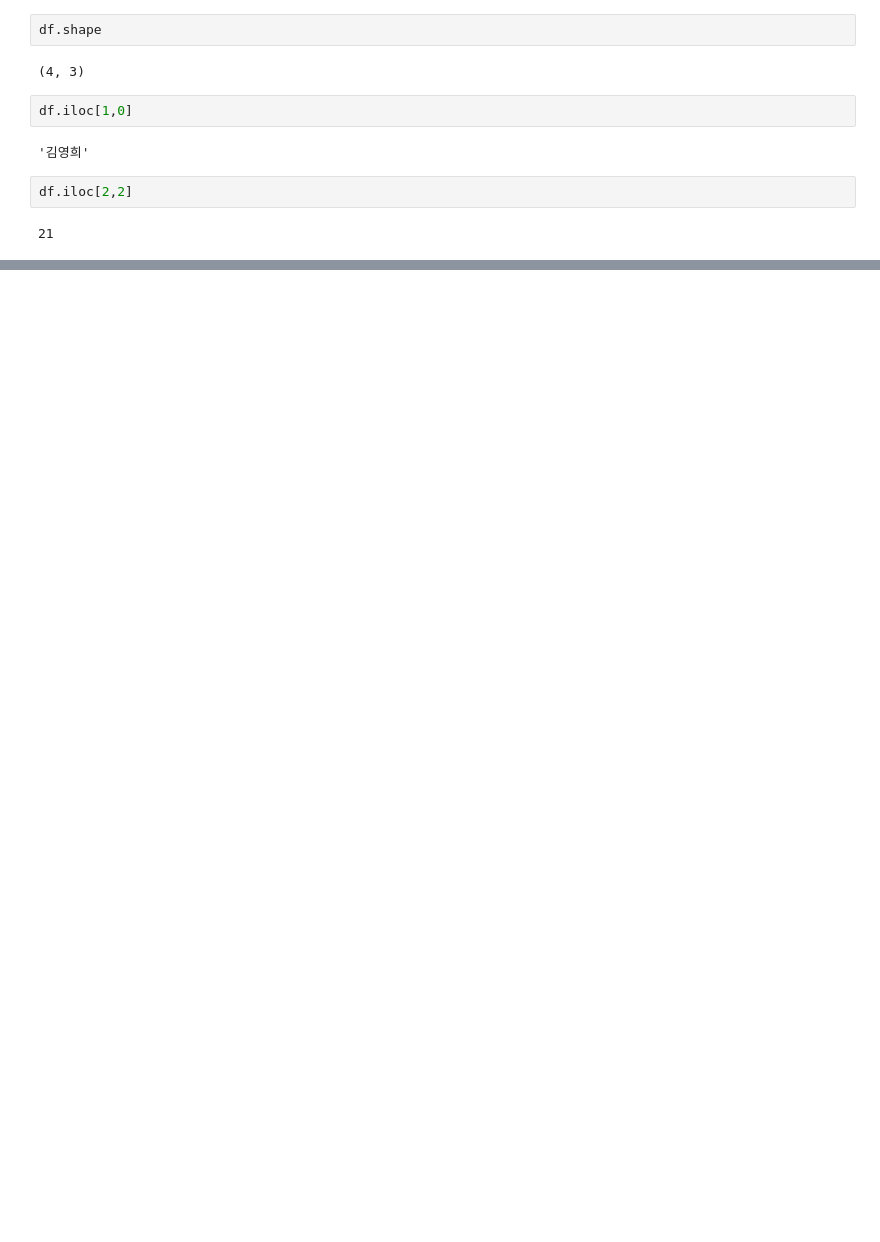
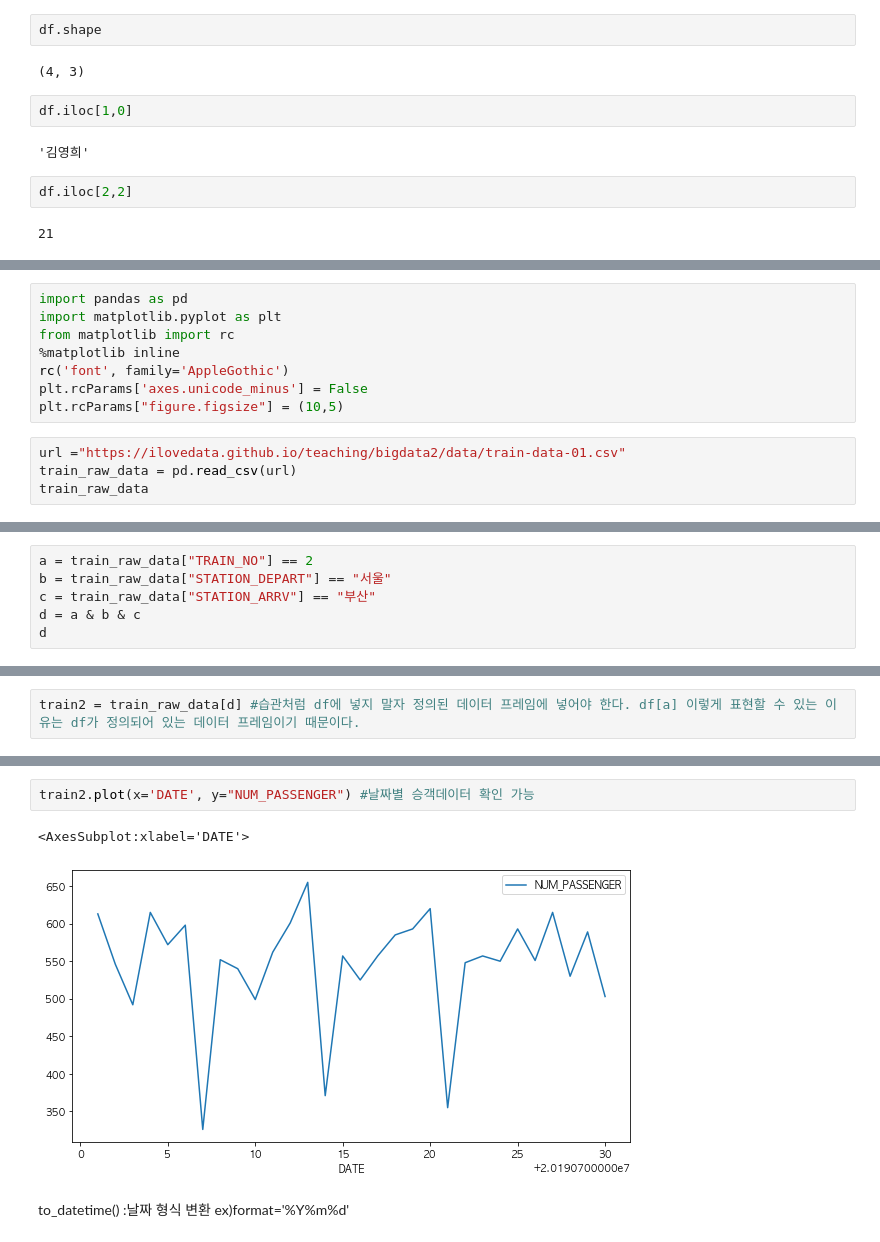
Before and after one commit to g-gg-ggg/Data-Visualization-2022-, a Jupyter notebook: _notebooks/2022-09-29-(d개론).ipynb, the cells around one changed output, grey strips where cells are left out. Cells and saved outputs as stored; diff of their text form; blank space fills up the shorter version.

```diff
--- a/_notebooks/2022-09-29-(d개론).ipynb
+++ b/_notebooks/2022-09-29-(d개론).ipynb
@@ -246,0 +300,12 @@ df.iloc[2,2]
+# %%
+import pandas as pd
+import matplotlib.pyplot as plt
+from matplotlib import rc
+%matplotlib inline
+rc('font', family='AppleGothic')
+plt.rcParams['axes.unicode_minus'] = False
+plt.rcParams["figure.figsize"] = (10,5)
+# %%
+url ="https://ilovedata.github.io/teaching/bigdata2/data/train-data-01.csv"
+train_raw_data = pd.read_csv(url)
+train_raw_data
@@ -246,0 +340,6 @@ df.iloc[2,2]
+# %%
+a = train_raw_data["TRAIN_NO"] == 2
+b = train_raw_data["STATION_DEPART"] == "서울"
+c = train_raw_data["STATION_ARRV"] == "부산"
+d = a & b & c
+d
@@ -246,0 +359,2 @@ df.iloc[2,2]
+# %%
+train2 = train_raw_data[d] #습관처럼 df에 넣지 말자 정의된 데이터 프레임에 넣어야 한다. df[a] 이렇게 표현할 수 있는 이유는 df가 정의되어 있는 데이터 프레임이기 때문이다.
@@ -246,0 +381,7 @@ df.iloc[2,2]
+# %%
+train2.plot(x='DATE', y="NUM_PASSENGER") #날짜별 승객데이터 확인 가능
+# %% [output]
+<AxesSubplot:xlabel='DATE'>
+[figure, added]
+# %% [markdown]
+to_datetime() :날짜 형식 변환 ex)format='%Y%m%d'
```
Also changed, not shown: parts of 17 cells of this notebook.
